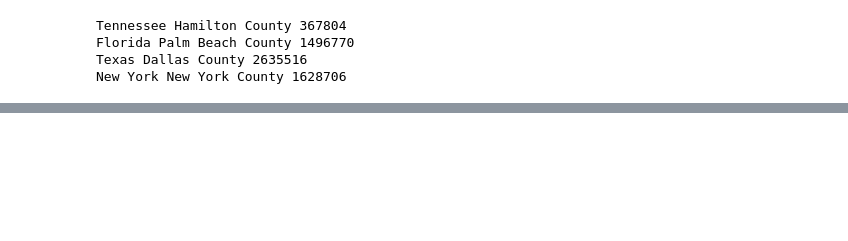
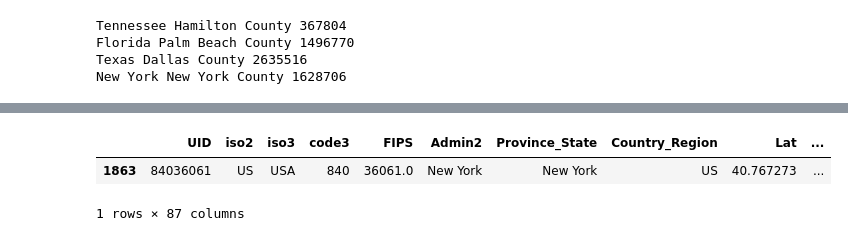
Before and after one commit to aguileraGit/covidData, a Jupyter notebook: Untitled.ipynb, the cells around one changed output, grey strips where cells are left out. Saved outputs shown, nothing was run; the diff lists cells and outputs as text; code cells hidden in the pictures; blank space fills up the shorter version.

```diff
--- a/Untitled.ipynb
+++ b/Untitled.ipynb
@@ -54,0 +51,9 @@ dfPopulate['POPESTIMATE2019'][ (dfPopulate['STNAME'] == state) & (dfPopulate['CT
+# %%
+gitFile = 'COVID-19/csse_covid_19_data/csse_covid_19_time_series/time_series_covid19_confirmed_US.csv'
+df = pd.read_csv(gitFile)
+# %%
+df[ (df['Province_State'] == 'New York') & (df['Admin2'] == 'New York') ]
+# %% [output]
+|  | UID | iso2 | iso3 | code3 | FIPS | Admin2 | Province_State | Country_Region | Lat | ... |
+| 1863 | 84036061 | US | USA | 840 | 36061.0 | New York | New York | US | 40.767273 | ... |
+1 rows × 87 columns
```
Also changed, not shown: parts of 2 cells of this notebook, 2 other files.
